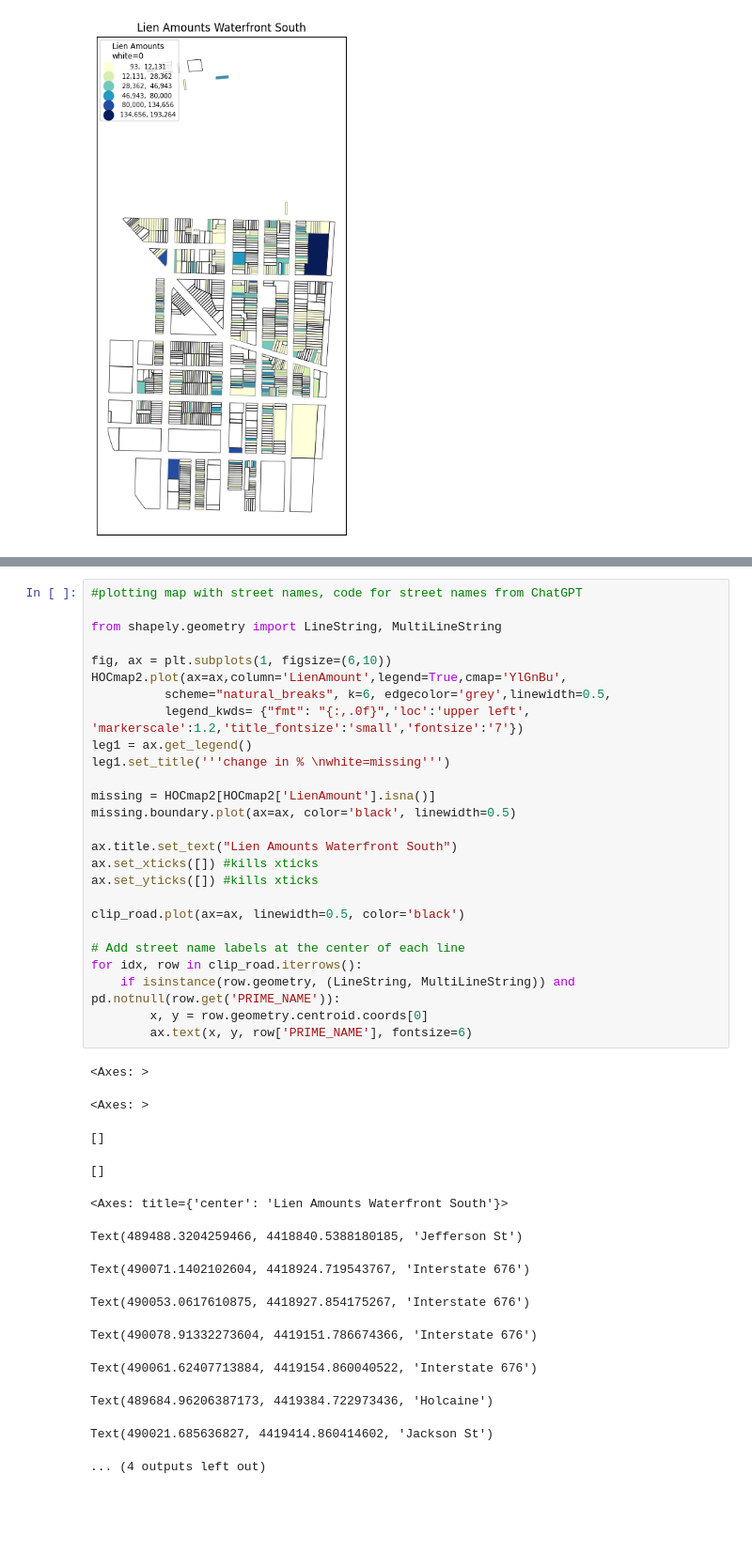
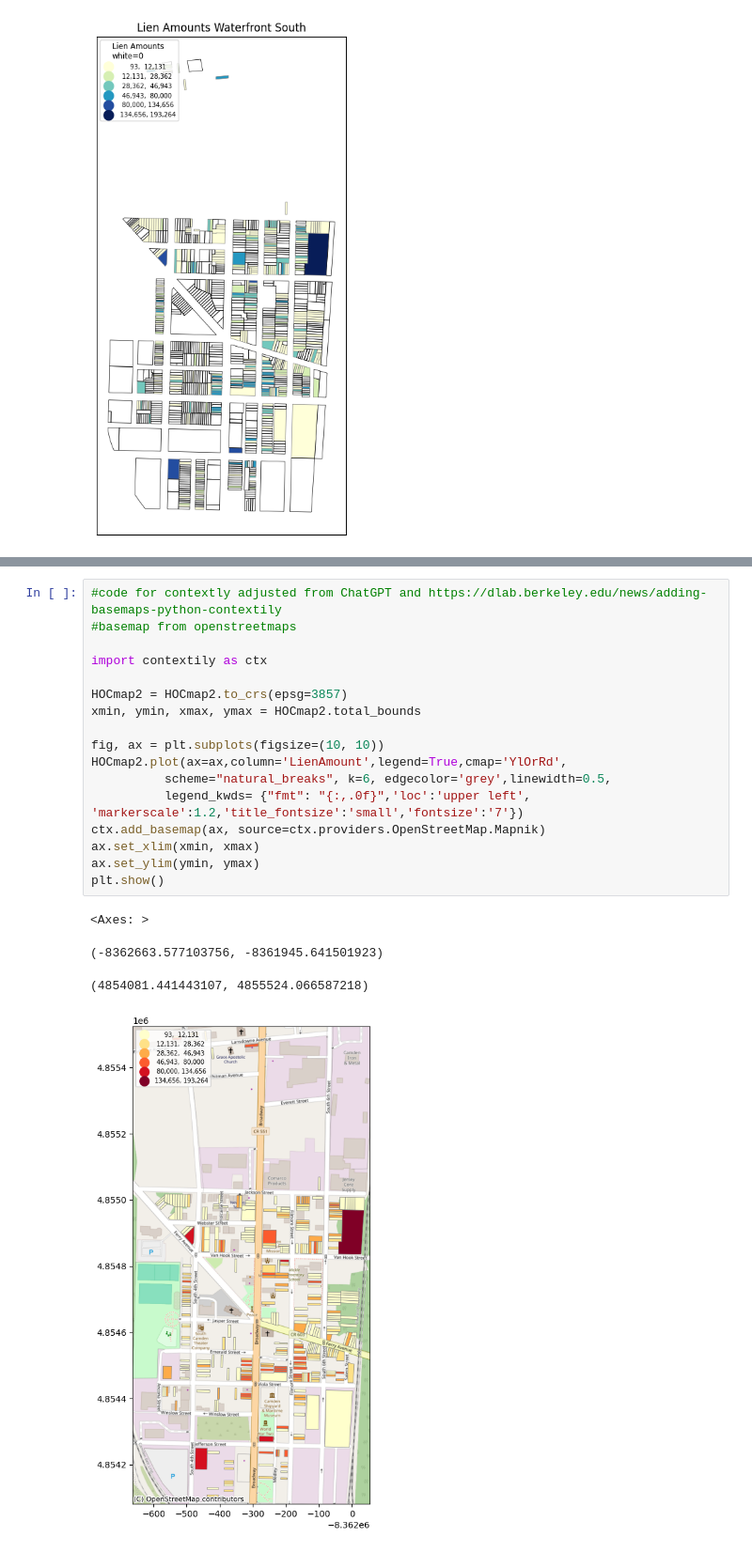
Before and after one commit to hbeck118/HOC-Project, a Jupyter notebook: hocdraft1.ipynb, the cells around one changed output, grey strips where cells are left out. Shown at 94% size. Cells and saved outputs as stored; diff of their text form; blank space fills up the shorter version.

```diff
--- a/hocdraft1.ipynb
+++ b/hocdraft1.ipynb
@@ -379,40 +283,22 @@ clip_road.head(10)
-# %%
-#plotting map with street names, code for street names from ChatGPT
-
-from shapely.geometry import LineString, MultiLineString
-
-fig, ax = plt.subplots(1, figsize=(6,10))
-HOCmap2.plot(ax=ax,column='LienAmount',legend=True,cmap='YlGnBu',
-          scheme="natural_breaks", k=6, edgecolor='grey',linewidth=0.5,
-          legend_kwds= {"fmt": "{:,.0f}",'loc':'upper left', 'markerscale':1.2,'title_fontsize':'small','fontsize':'7'})
-leg1 = ax.get_legend()
-leg1.set_title('''change in % \nwhite=missing''')
-
-missing = HOCmap2[HOCmap2['LienAmount'].isna()]
-missing.boundary.plot(ax=ax, color='black', linewidth=0.5)
-
-ax.title.set_text("Lien Amounts Waterfront South")
-ax.set_xticks([]) #kills xticks
-ax.set_yticks([]) #kills xticks
-
-clip_road.plot(ax=ax, linewidth=0.5, color='black')
-
-# Add street name labels at the center of each line
-for idx, row in clip_road.iterrows():
-    if isinstance(row.geometry, (LineString, MultiLineString)) and pd.notnull(row.get('PRIME_NAME')):
-        x, y = row.geometry.centroid.coords[0]
-        ax.text(x, y, row['PRIME_NAME'], fontsize=6)
-# %% [output]
-<Axes: >
-<Axes: >
-[]
-[]
-<Axes: title={'center': 'Lien Amounts Waterfront South'}>
-Text(489488.3204259466, 4418840.5388180185, 'Jefferson St')
-Text(490071.1402102604, 4418924.719543767, 'Interstate 676')
-Text(490053.0617610875, 4418927.854175267, 'Interstate 676')
-Text(490078.91332273604, 4419151.786674366, 'Interstate 676')
-Text(490061.62407713884, 4419154.860040522, 'Interstate 676')
-Text(489684.96206387173, 4419384.722973436, 'Holcaine')
-Text(490021.685636827, 4419414.860414602, 'Jackson St')
-... (4 outputs left out)
+# %%
+#code for contextly adjusted from ChatGPT and https://dlab.berkeley.edu/news/adding-basemaps-python-contextily
+#basemap from openstreetmaps
+
+import contextily as ctx
+
+HOCmap2 = HOCmap2.to_crs(epsg=3857)
+xmin, ymin, xmax, ymax = HOCmap2.total_bounds
+
+fig, ax = plt.subplots(figsize=(10, 10))
+HOCmap2.plot(ax=ax,column='LienAmount',legend=True,cmap='YlOrRd',
+          scheme="natural_breaks", k=6, edgecolor='grey',linewidth=0.5,
+          legend_kwds= {"fmt": "{:,.0f}",'loc':'upper left', 'markerscale':1.2,'title_fontsize':'small','fontsize':'7'})
+ctx.add_basemap(ax, source=ctx.providers.OpenStreetMap.Mapnik)
+ax.set_xlim(xmin, xmax)
+ax.set_ylim(ymin, ymax)
+plt.show()
+# %% [output]
+<Axes: >
+(-8362663.577103756, -8361945.641501923)
+(4854081.441443107, 4855524.066587218)
+[figure, added]
```
Also changed, not shown: parts of 24 cells of this notebook.
